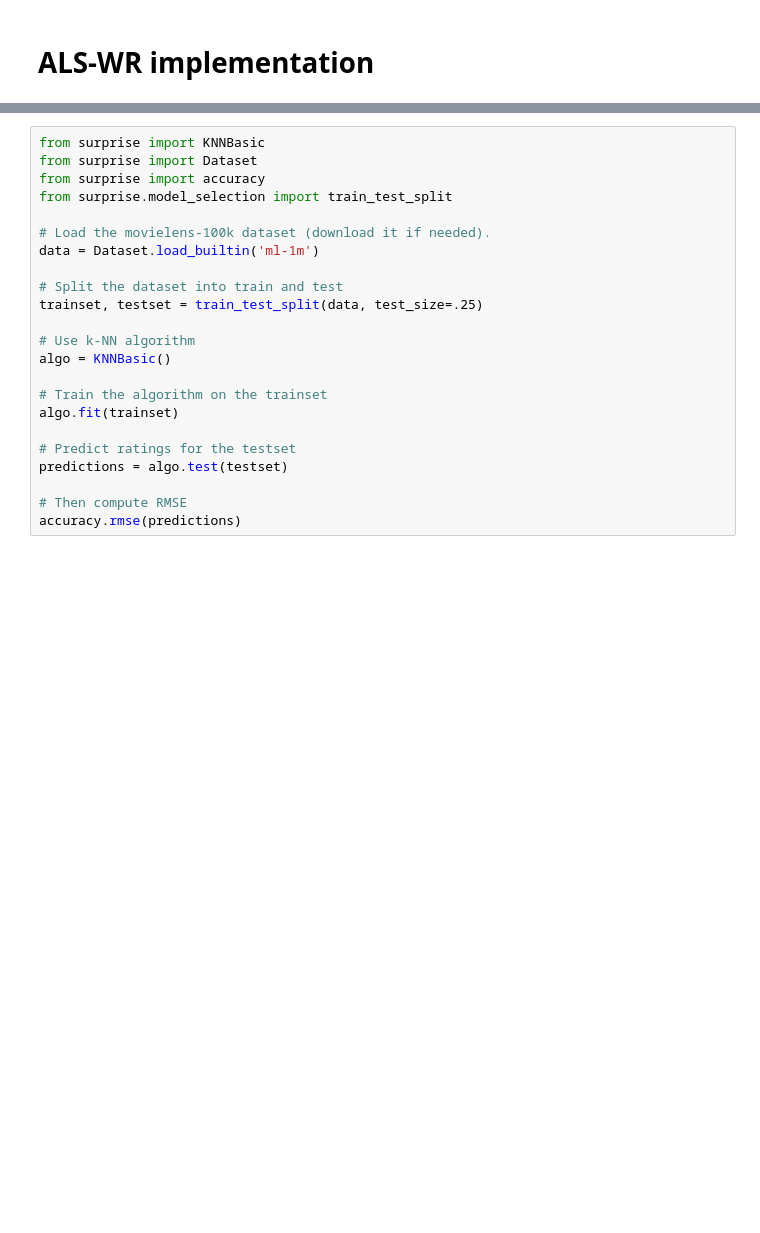
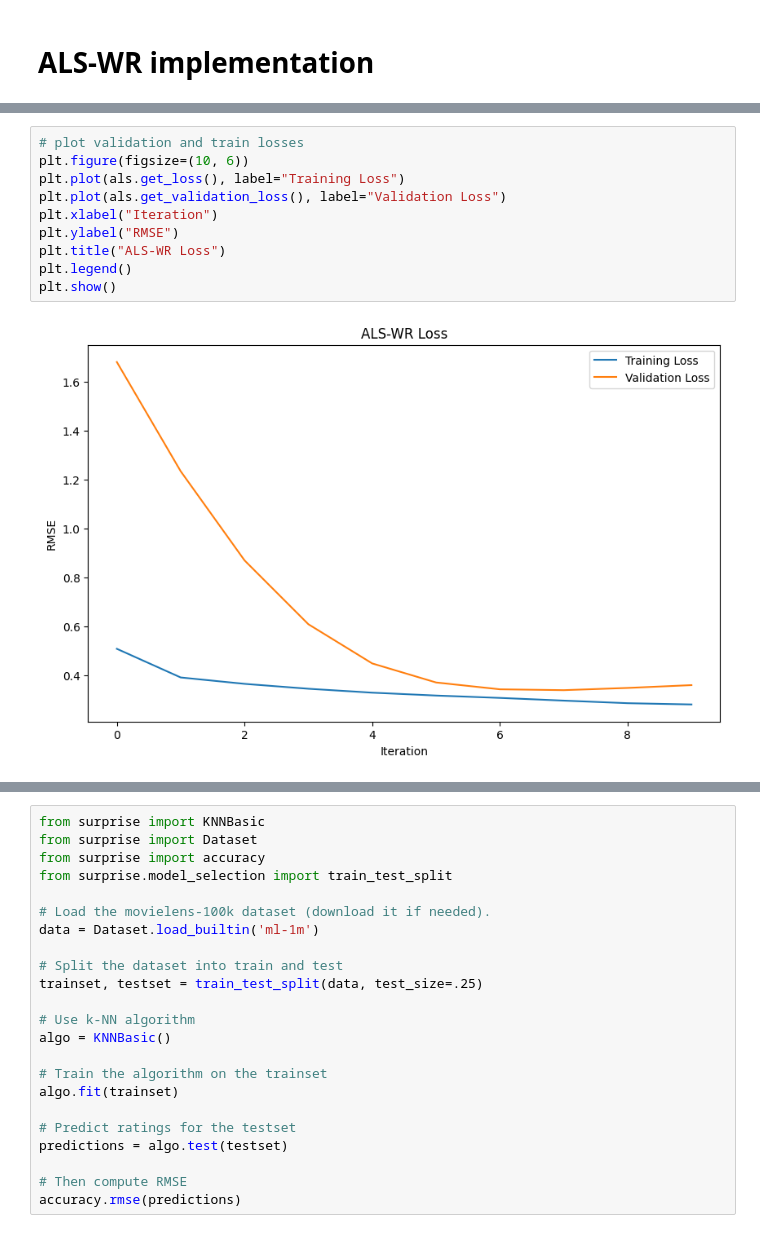
Before and after one commit to Fede-Testa/Movie-Recommendation-System, a Jupyter notebook: main.ipynb, the cells around one changed output, grey strips where cells are left out. Saved outputs shown, nothing was run; the diff lists cells and outputs as text; blank space fills up the shorter version.

```diff
--- a/main.ipynb
+++ b/main.ipynb
@@ -935,0 +920,12 @@ user_ratings.head(10)
+# %%
+# plot validation and train losses
+plt.figure(figsize=(10, 6))
+plt.plot(als.get_loss(), label="Training Loss")
+plt.plot(als.get_validation_loss(), label="Validation Loss")
+plt.xlabel("Iteration")
+plt.ylabel("RMSE")
+plt.title("ALS-WR Loss")
+plt.legend()
+plt.show()
+# %% [output]
+[figure, added]
```
Also changed, not shown: parts of 17 cells of this notebook, 2 other files.
